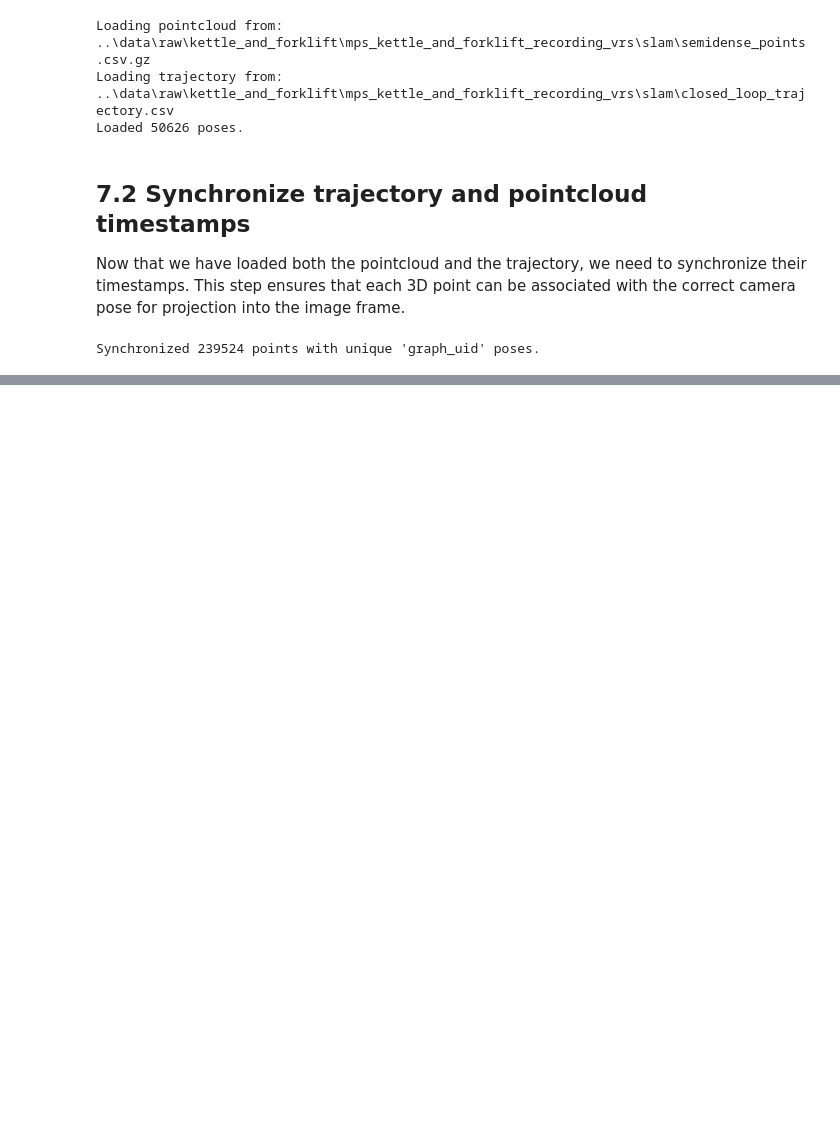
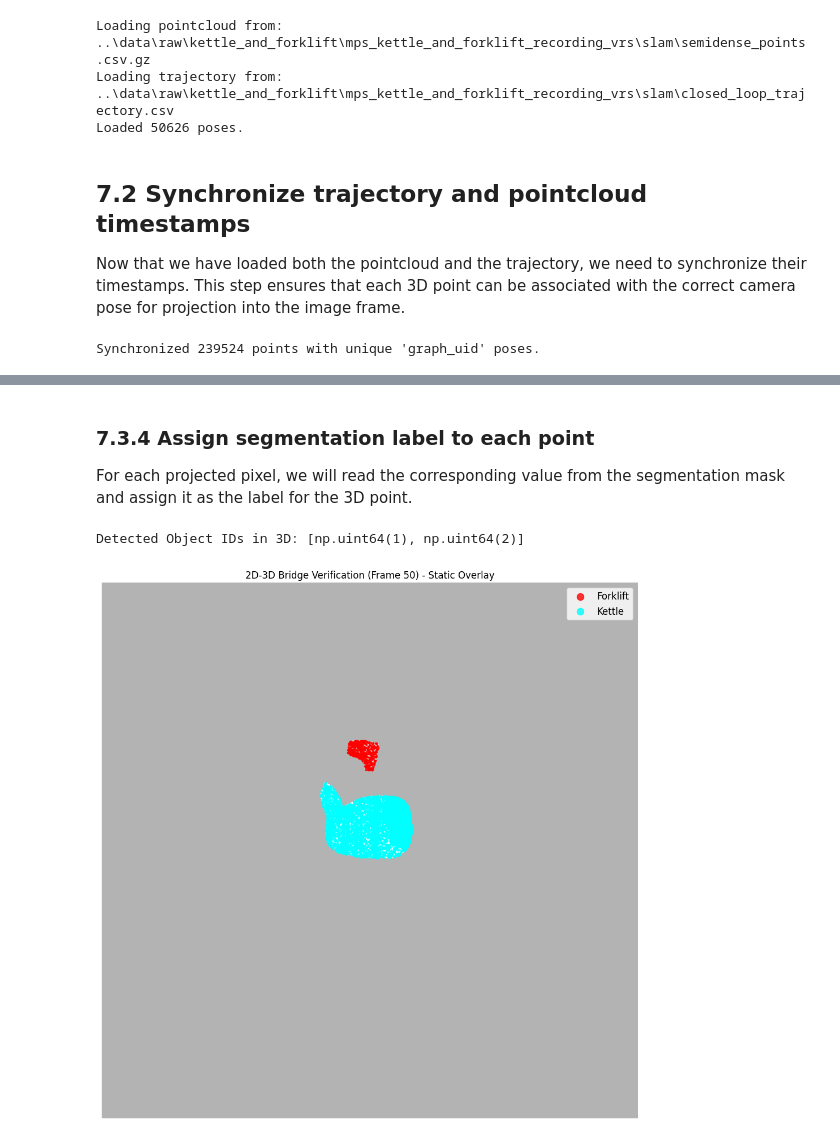
Before and after one commit to GianMalvisi/AriaGen1, a Jupyter notebook: notebooks/07_pointcloud_segmentation.ipynb, the cells around one changed output, grey strips where cells are left out. Cells and saved outputs as stored; diff of their text form; code cells hidden in the pictures; blank space fills up the shorter version.

Commit message:
assigned labels to object from segmentation masks

```diff
--- a/notebooks/07_pointcloud_segmentation.ipynb
+++ b/notebooks/07_pointcloud_segmentation.ipynb
@@ -62,0 +165,63 @@ Now we will project each 3D point (in world coordinates) into the corresponding
+# %% [markdown]
+### 7.3.4 Assign segmentation label to each point
+For each projected pixel, we will read the corresponding value from the segmentation mask and assign it as the label for the 3D point.
+# %%
+import matplotlib.pyplot as plt
+import matplotlib.patches as mpatches
+import numpy as np
+
+def plot_refined_verification(labeled_df, target_mask):
+    """
+    Overlays labeled points with a compact legend and fixed colors.
+    """
+    # Filter points belonging to objects
+    target_pts = labeled_df[labeled_df['semantic_label'] > 0].copy()
+
+    if target_pts.empty:
+        print("No target points to visualize.")
+        return
+
+    # Identify the two main object IDs (excluding background 0)
+    unique_ids = sorted(target_pts['semantic_label'].unique())
+    print(f"Detected Object IDs in 3D: {unique_ids}")
+
+    # Project points to image plane
+    u_list, v_list, id_list = [], [], []
+    for _, row in target_pts.iterrows():
+        p_world = np.array([row['px_world'], row['py_world'], row['pz_world']])
+        pix = project_world_to_rgb_image(p_world, row, rgb_calib, T_Device_Camera)
+        if pix is not None:
+            u_list.append(pix[0])
+            v_list.append(pix[1])
+            id_list.append(row['semantic_label'])
+
+    # Convert to arrays for easier indexing
+    u_list = np.array(u_list)
+    v_list = np.array(v_list)
+    id_list = np.array(id_list)
+
+    plt.figure(figsize=(15, 10))
+    plt.imshow(target_mask, cmap='gray', alpha=0.3)
+
+    # Manual mapping for consistent colors:
+    # We assign Red to the first ID (forklift) and Cyan to the second (kettle)
+    colors_map = {unique_ids[0]: 'red', unique_ids[1]: 'cyan'} if len(unique_ids) >= 2 else {unique_ids[0]: 'red'}
+
+    # Plot each object separately
+    for obj_id, color in colors_map.items():
+        mask_id = (id_list == obj_id)
+        label_name = "Forklift" if color == 'red' else "Kettle"
+        plt.scatter(u_list[mask_id], v_list[mask_id], c=color, s=3, alpha=0.8, label=label_name)
+
+    plt.legend(loc='upper right', frameon=True, fontsize=12, markerscale=5)
+
+    plt.title(f'2D-3D Bridge Verification (Frame {frame_idx}) - Static Overlay')
+    plt.axis('off')
+    plt.tight_layout()
+    plt.show()
+
+# Run the refined verification
+plot_refined_verification(labeled_points, mask)
+# %% [output]
+Detected Object IDs in 3D: [np.uint64(1), np.uint64(2)]
+[figure, added]
```
Also changed, not shown: parts of 9 cells of this notebook.
